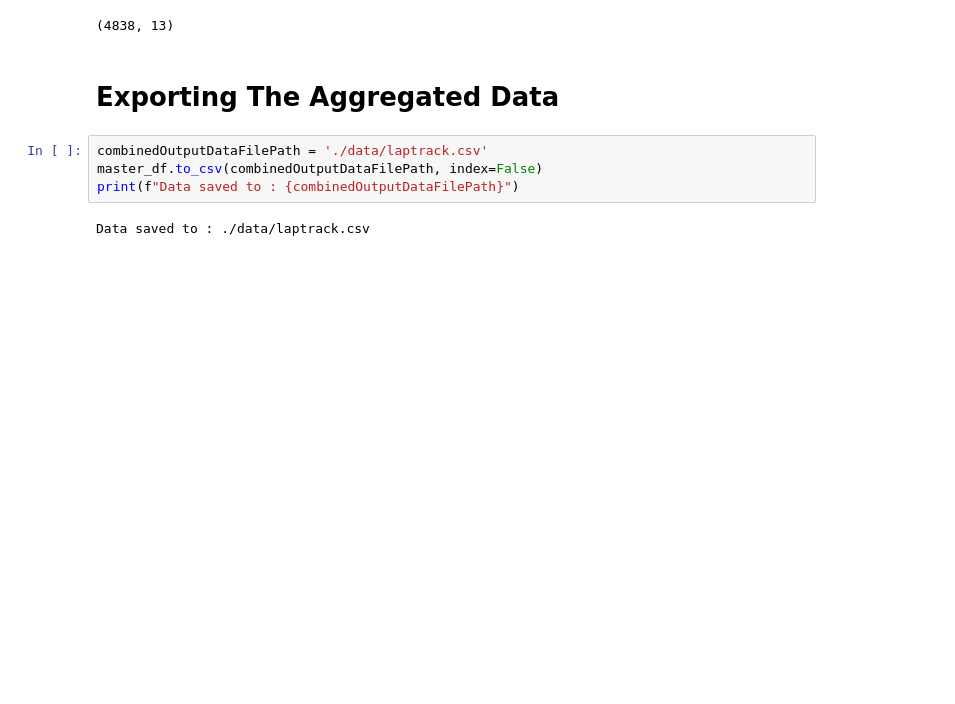
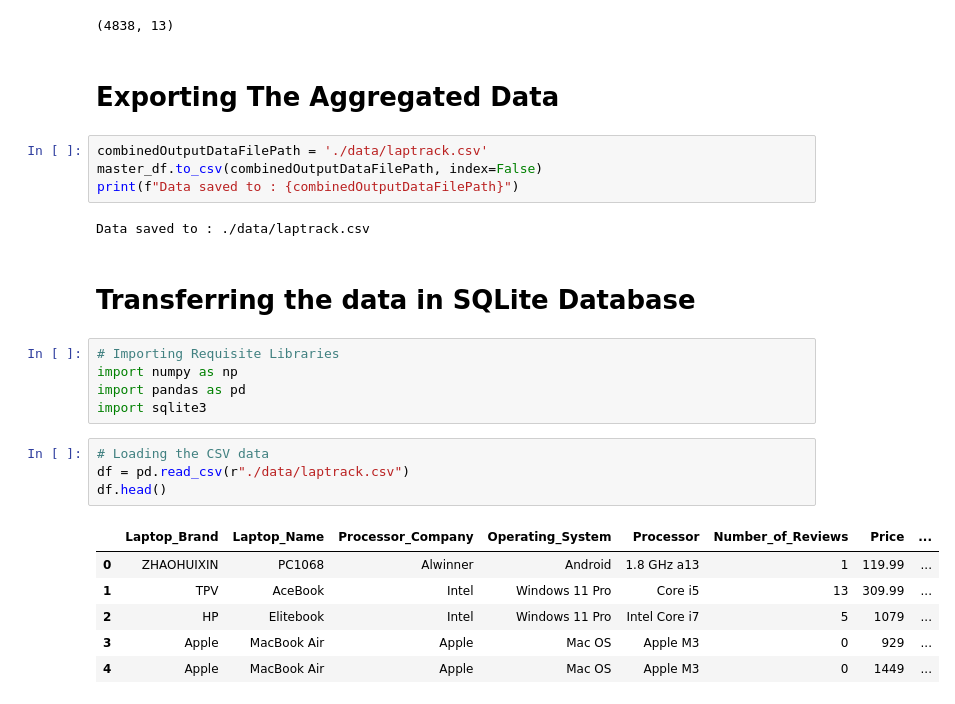
Before and after one commit to VaibhavSaran/CSE-587-PROJECT-LAPTRACK, a Jupyter notebook: Project Laptrack - Phase 1 Data Collection and Cleaning.ipynb, the cells around one changed output. Drawn from its saved outputs; the diff is of its cells as text; blank space fills up the shorter version.

Commit message:
Added the Code for Database
- Transferred the data to SQLite Database
- Added references and resources used with credits
- Generated requirements.txt

```diff
--- a/Project Laptrack - Phase 1 Data Collection and Cleaning.ipynb
+++ b/Project Laptrack - Phase 1 Data Collection and Cleaning.ipynb
@@ -2055,3 +2055,21 @@ master_df.to_csv(combinedOutputDataFilePath, index=False)
 print(f"Data saved to : {combinedOutputDataFilePath}")
 # %% [output]
 Data saved to : ./data/laptrack.csv
+# %% [markdown]
+# Transferring the data in SQLite Database
+# %%
+# Importing Requisite Libraries
+import numpy as np
+import pandas as pd
+import sqlite3
+# %%
+# Loading the CSV data
+df = pd.read_csv(r"./data/laptrack.csv")
+df.head()
+# %% [output]
+|  | Laptop_Brand | Laptop_Name | Processor_Company | Operating_System | Processor | Number_of_Reviews | Price | ... |
+| 0 | ZHAOHUIXIN | PC1068 | Alwinner | Android | 1.8 GHz a13 | 1 | 119.99 | ... |
+| 1 | TPV | AceBook | Intel | Windows 11 Pro | Core i5 | 13 | 309.99 | ... |
+| 2 | HP | Elitebook | Intel | Windows 11 Pro | Intel Core i7 | 5 | 1079 | ... |
+| 3 | Apple | MacBook Air | Apple | Mac OS | Apple M3 | 0 | 929 | ... |
+| 4 | Apple | MacBook Air | Apple | Mac OS | Apple M3 | 0 | 1449 | ... |
```
Also changed, not shown: parts of 5 cells of this notebook, 5 other files.
